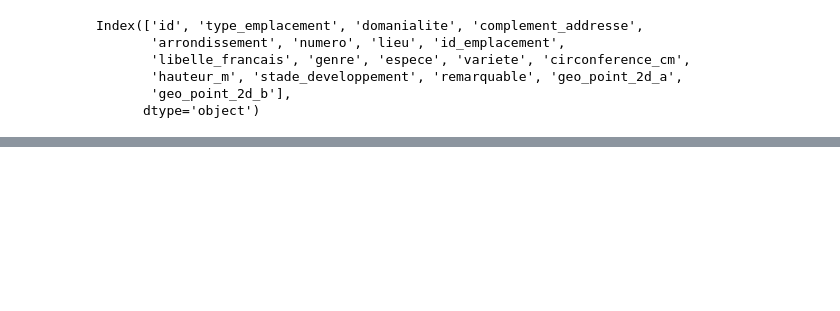
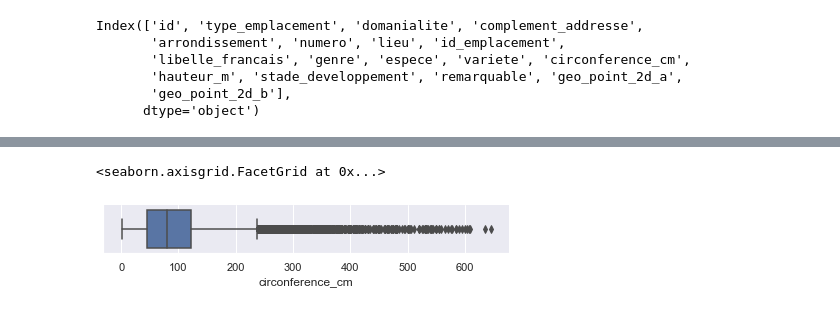
Before and after one commit to dicesare/Decrivez_et_nettoyez_votre_jeu_de_donnees, a Jupyter notebook: P2_01_notebook.ipynb, the cells around one changed output, grey strips where cells are left out. Saved outputs shown, nothing was run; the diff lists cells and outputs as text; code cells hidden in the pictures; blank space fills up the shorter version.

```diff
--- a/P2_01_notebook.ipynb
+++ b/P2_01_notebook.ipynb
@@ -441,0 +493,6 @@ max          2.465116
+# %%
+arbres_clean_circonference = arbres_clean.where(arbres_clean.circonference_cm < 650).where(arbres_clean.circonference_cm > 0)
+sns.catplot(data=arbres_clean_circonference, x='circonference_cm', hue ="circonference_cm", kind="box", height=1.5, aspect=4 )
+# %% [output]
+<seaborn.axisgrid.FacetGrid at 0x...>
+[figure, added]
```
Also changed, not shown: parts of 20 cells of this notebook, 1 other file.
